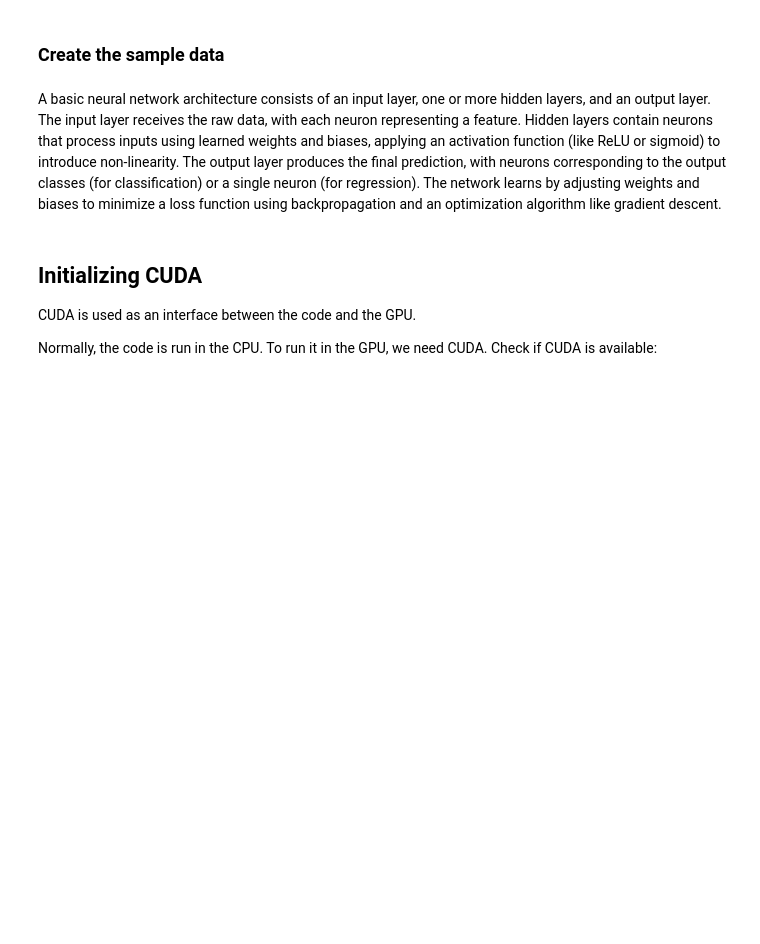
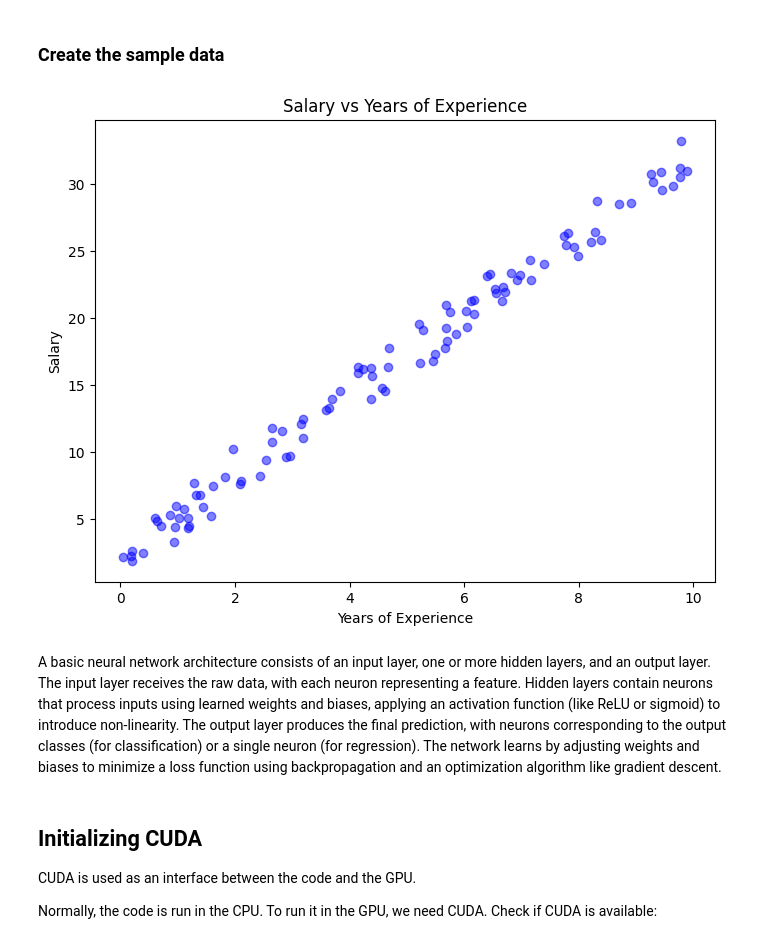
Before and after one commit to sathyanarayanajammala/GenAI, a Jupyter notebook: M1_AST1_Predictive_AI_A.ipynb, the cells around one changed output. Saved outputs shown, nothing was run; the diff lists cells and outputs as text; code cells hidden in the pictures; blank space fills up the shorter version.

```diff
--- a/M1_AST1_Predictive_AI_A.ipynb
+++ b/M1_AST1_Predictive_AI_A.ipynb
@@ -378,3 +387,18 @@ y_uni = 3 * X_uni + 2 + np.random.randn(100, 1)  # Salary, with some noise
+# %%
+# Visualizing the data
+# Create the scatter plot
+plt.figure(figsize=(8, 6))
+plt.scatter(X_uni, y_uni, color='blue', alpha=0.5)
+
+# Add labels and title
+plt.xlabel('Years of Experience')
+plt.ylabel('Salary')
+plt.title('Salary vs Years of Experience')
+
+# Show the plot
+plt.show()
+# %% [output]
+[figure, added]
 # %%
 # Convert the data to PyTorch tensors
 X_uni_tensor = torch.tensor(X_uni, dtype=torch.float32)
```
Also changed, not shown: parts of 2 cells of this notebook.
